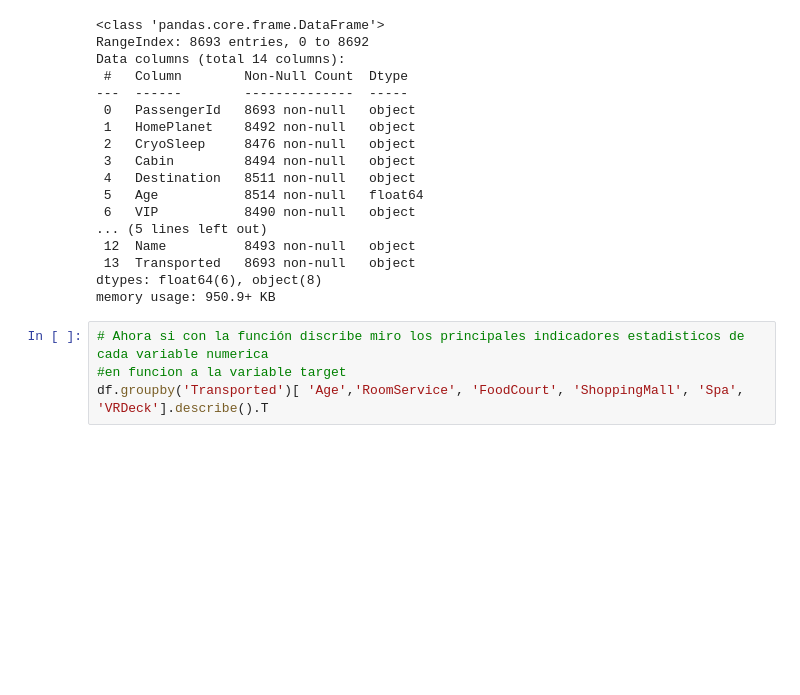
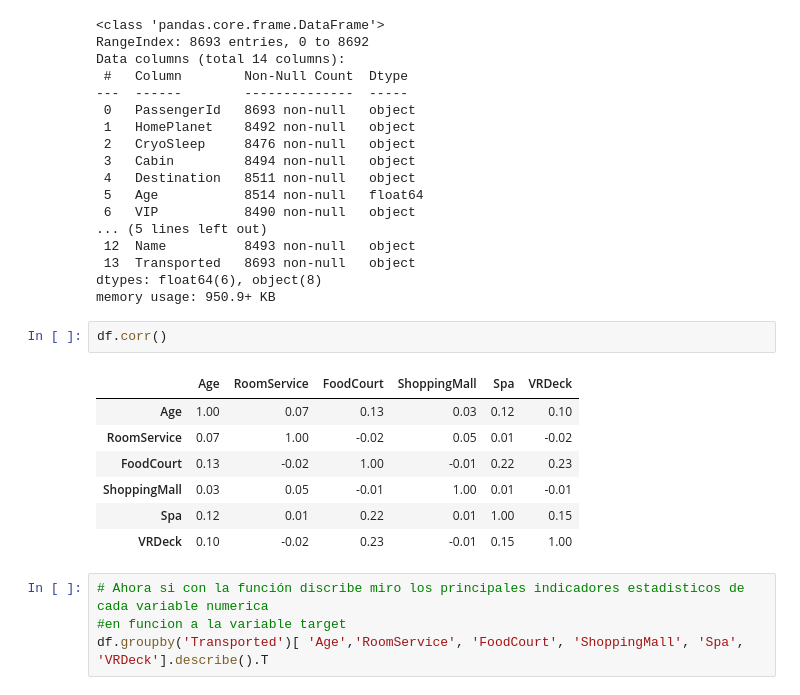
Before and after one commit to ayepezzetto/METLAB, a Jupyter notebook: Challenge_Titanic_RamaGiuli.ipynb, the cells around one changed output. Cells and saved outputs as stored; diff of their text form; blank space fills up the shorter version.

```diff
--- a/Challenge_Titanic_RamaGiuli.ipynb
+++ b/Challenge_Titanic_RamaGiuli.ipynb
@@ -416,6 +416,16 @@ Data columns (total 14 columns):
  13  Transported   8693 non-null   object
 dtypes: float64(6), object(8)
 memory usage: 950.9+ KB
+# %%
+df.corr()
+# %% [output]
+|  | Age | RoomService | FoodCourt | ShoppingMall | Spa | VRDeck |
+| Age | 1.00 | 0.07 | 0.13 | 0.03 | 0.12 | 0.10 |
+| RoomService | 0.07 | 1.00 | -0.02 | 0.05 | 0.01 | -0.02 |
+| FoodCourt | 0.13 | -0.02 | 1.00 | -0.01 | 0.22 | 0.23 |
+| ShoppingMall | 0.03 | 0.05 | -0.01 | 1.00 | 0.01 | -0.01 |
+| Spa | 0.12 | 0.01 | 0.22 | 0.01 | 1.00 | 0.15 |
+| VRDeck | 0.10 | -0.02 | 0.23 | -0.01 | 0.15 | 1.00 |
 # %%
 # Ahora si con la función discribe miro los principales indicadores estadisticos de cada variable numerica
 #en funcion a la variable target
```
Also changed, not shown: parts of 20 cells of this notebook.
